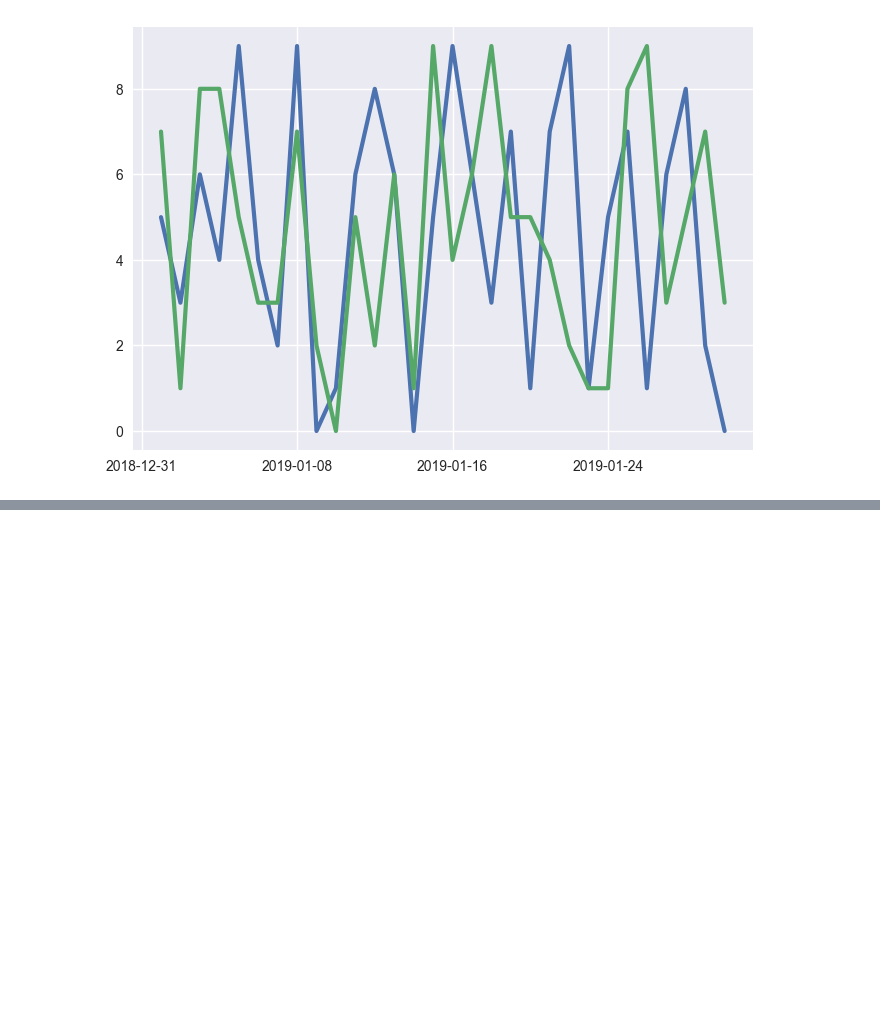
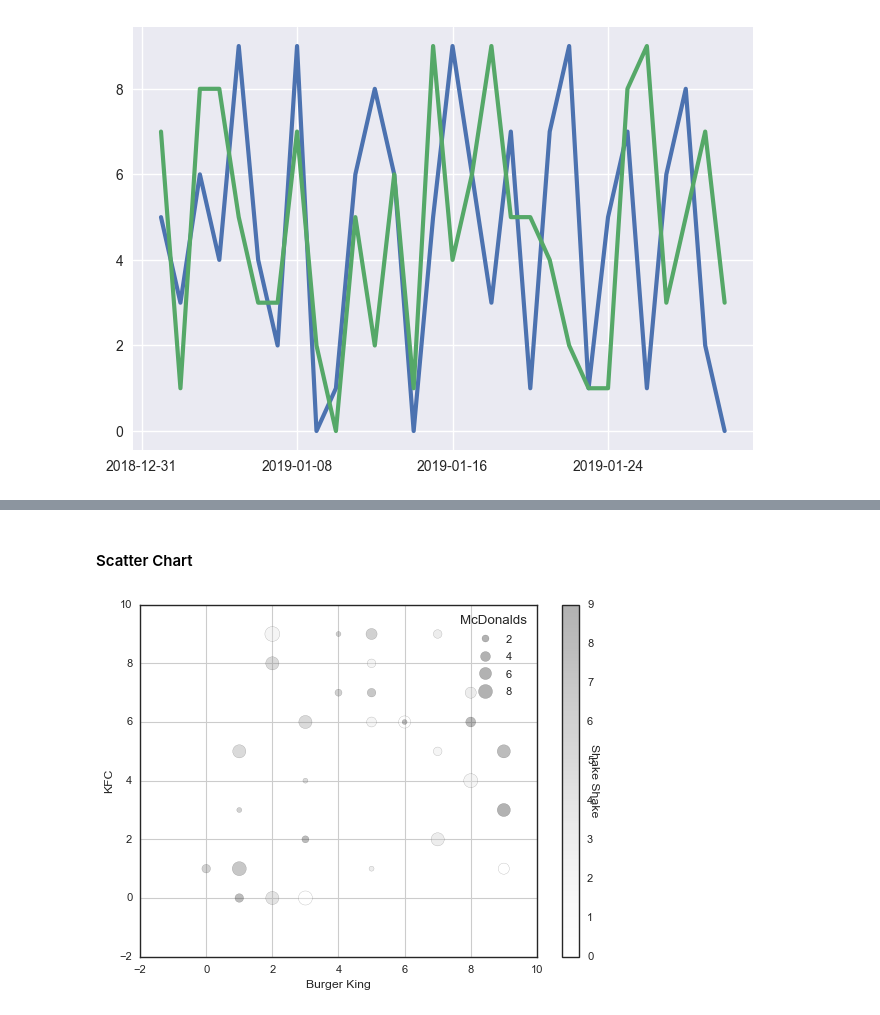
Before and after one commit to LukaLiegis/Pyhton-For-Finance-QMUL, a Jupyter notebook: Lecture_2.ipynb, the cells around one changed output, grey strips where cells are left out. Drawn from its saved outputs; the diff is of its cells as text; code cells hidden in the pictures; blank space fills up the shorter version.

```diff
--- a/Lecture_2.ipynb
+++ b/Lecture_2.ipynb
@@ -142,0 +181,42 @@ plt.show()
+# %% [markdown]
+#### Scatter Chart
+# %%
+plt.style.use('seaborn-white') # changes the matplotlibplot style...
+
+# add a few other ratings for other fast food outlets
+df_burger_ratings['McDonalds'] = np.random.randint(0, 10, size=(len(date_index),1))
+df_burger_ratings['Shake Shake'] = np.random.randint(0, 10, size=(len(date_index),1))
+
+fig, ax = plt.subplots()
+
+# make McDonalds rating related to size
+scale = 20.0 * df_burger_ratings['McDonalds']
+
+labels = ['Tiny', 'Small', 'Medium', 'Large', 'Huge']
+
+scatter = ax.scatter(df_burger_ratings['Burger King'], df_burger_ratings['KFC'],
+                     c=df_burger_ratings['Shake Shake'], # want the color to be related to Shake Shake rating
+                s=scale,
+                cmap='Greys', # full list of colormaps at https://matplotlib.org/3.1.0/tutorials/colors/colormaps.html
+                alpha=0.3)
+
+cbar = plt.colorbar(scatter, ax=ax)
+cbar.set_label('Shake Shake', rotation=270)
+
+plt.xlabel('Burger King')
+plt.ylabel('KFC')
+
+# ax.legend()
+
+# note: needs matplotlib 3.1.0
+# create a size legend for McDonalds
+handles, labels = scatter.legend_elements(prop="sizes")
+kw = dict(prop="sizes", num=5, func=lambda s: s/20.0)
+
+legend = ax.legend(*scatter.legend_elements(**kw), loc="upper right", title="McDonalds")
+
+ax.grid(True)
+
+plt.show()
+# %% [output]
+[figure, added]
```
Also changed, not shown: parts of 34 cells of this notebook, 1 other file.
